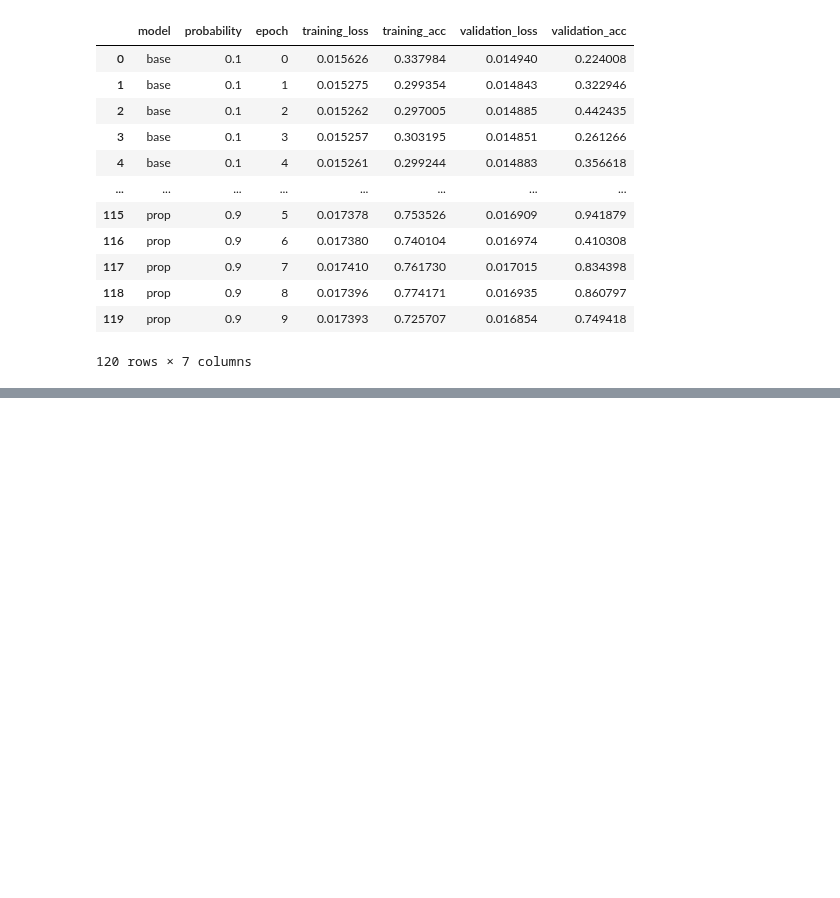
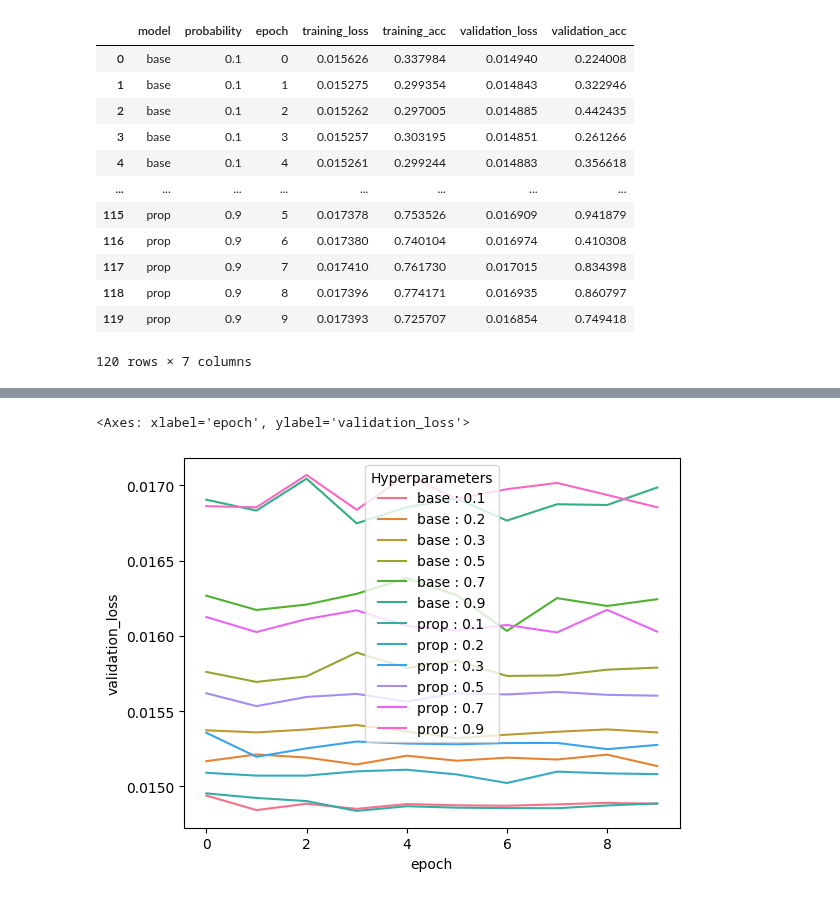
Before and after one commit to MRifqiFz/project-ednn, a Jupyter notebook: Code/Final Code/Dropout Comparison/Visualization.ipynb, the cells around one changed output, grey strips where cells are left out. Saved outputs shown, nothing was run; the diff lists cells and outputs as text; code cells hidden in the pictures; blank space fills up the shorter version.

```diff
--- a/Code/Final Code/Dropout Comparison/Visualization.ipynb
+++ b/Code/Final Code/Dropout Comparison/Visualization.ipynb
@@ -66,0 +82,3 @@ pd.DataFrame(result_dict)
+# %%
+for i in range(len(df_results)):
+    df_results['Hyperparameters'][i] = df_results['model'].iloc[i] + ' : ' + df_results['probability'].iloc[i]
@@ -66,0 +119,7 @@ pd.DataFrame(result_dict)
+# %%
+import seaborn as sns
+sns.set_palette('')
+sns.lineplot(data=df_results, x="epoch", y="validation_loss", hue="Hyperparameters")
+# %% [output]
+<Axes: xlabel='epoch', ylabel='validation_loss'>
+[figure, added]
```
Also changed, not shown: parts of 8 cells of this notebook.
